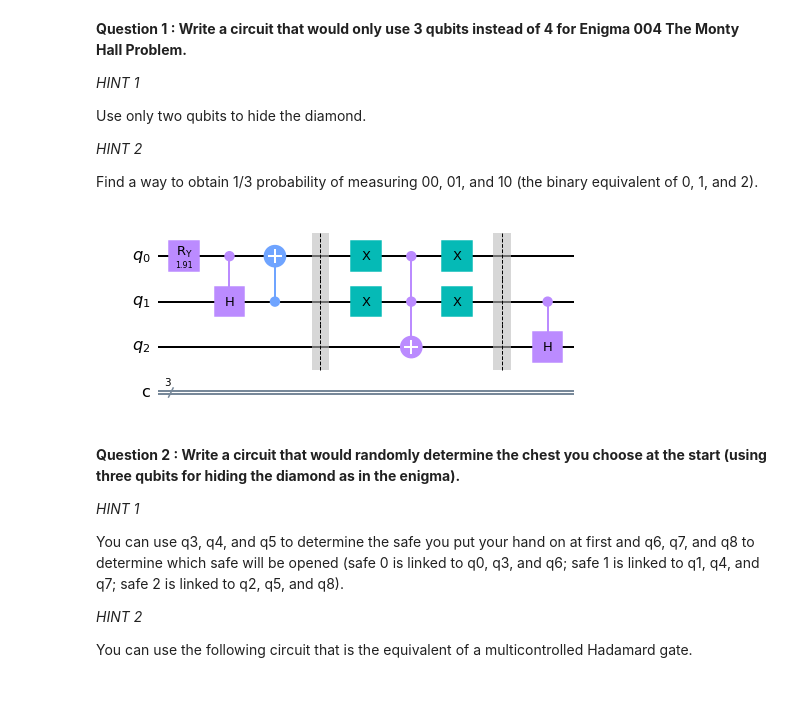
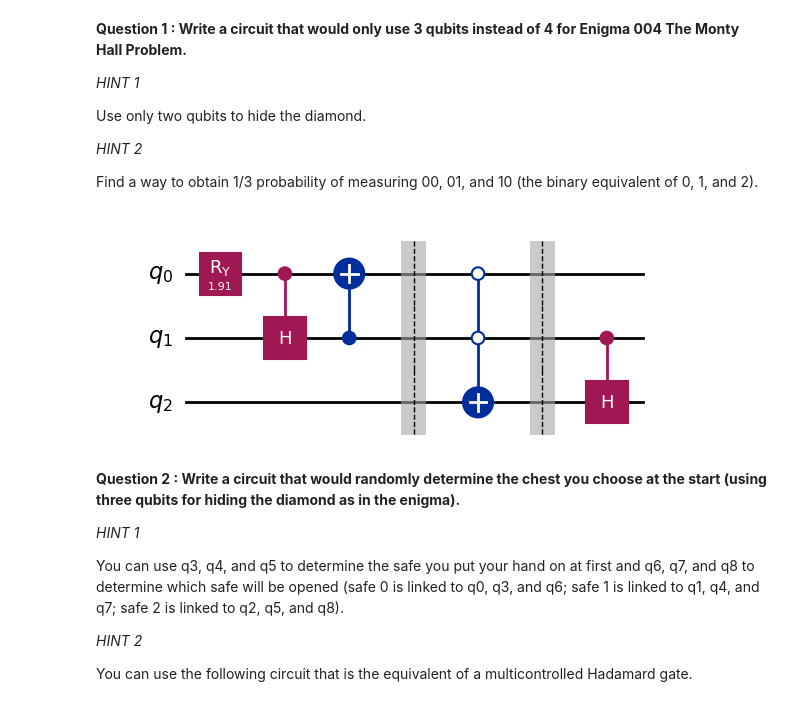
Before and after one commit to algolab-quantique/quantum-enigmas, a Jupyter notebook: notebooks/enigma004.ipynb, the cells around one changed output. Drawn from its saved outputs; the diff is of its cells as text; code cells hidden in the pictures.

```diff
--- a/notebooks/enigma004.ipynb
+++ b/notebooks/enigma004.ipynb
@@ -16,27 +19,23 @@ Use only two qubits to hide the diamond.
 
 Find a way to obtain 1/3 probability of measuring 00, 01, and 10 (the binary equivalent of 0, 1, and 2).
 # %%
-problem_qc = QuantumCircuit(3, 3)
+problem_qc = QuantumCircuit(3)
 
 #Placing the diamond with 1/3 probability for each measure of 00, 01, and 10.
 problem_qc.ry(1.910633, 0)
 problem_qc.ch(0, 1)
 problem_qc.cx(1, 0)
 
 problem_qc.barrier()
 #Opening safe 1 if the diamond is in safe 0
-problem_qc.x(0)
-problem_qc.x(1)
-problem_qc.ccx(0, 1, 2)
-problem_qc.x(0)
-problem_qc.x(1)
+problem_qc.mcx([0, 1], 2, ctrl_state='00')
 problem_qc.barrier()
 #Opening safe 0 or 1 if the diamond is in safe 2
 problem_qc.ch(1, 2)
 
 problem_qc.draw("mpl")
 # %% [output]
-[figure, old version]
+[figure, new version]
 # %% [markdown]
 **Question 2 : Write a circuit that would randomly determine the chest you choose at the start (using three qubits for hiding the diamond as in the enigma).**
 
```
Also changed, not shown: parts of 7 cells of this notebook, 10 other files.
